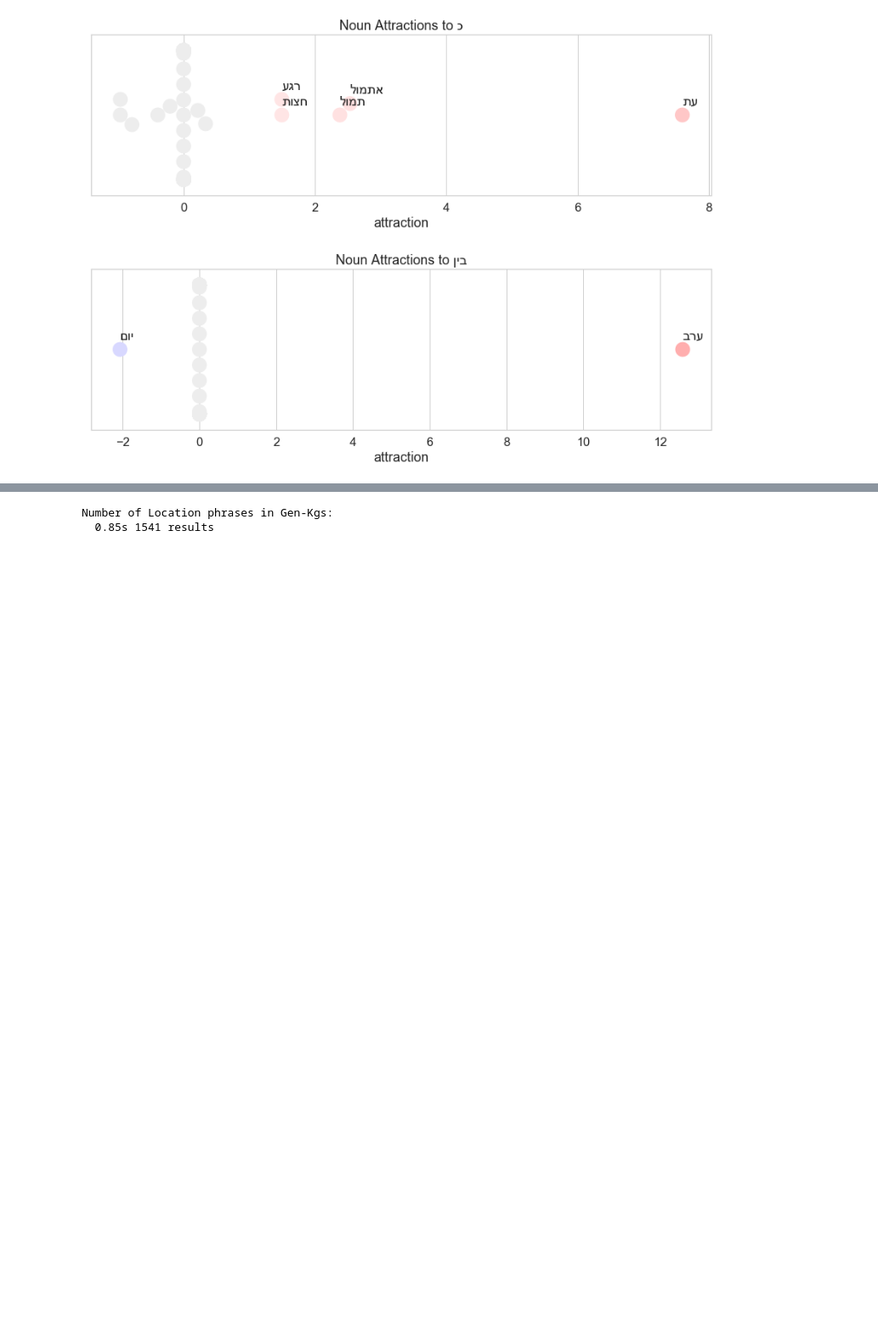
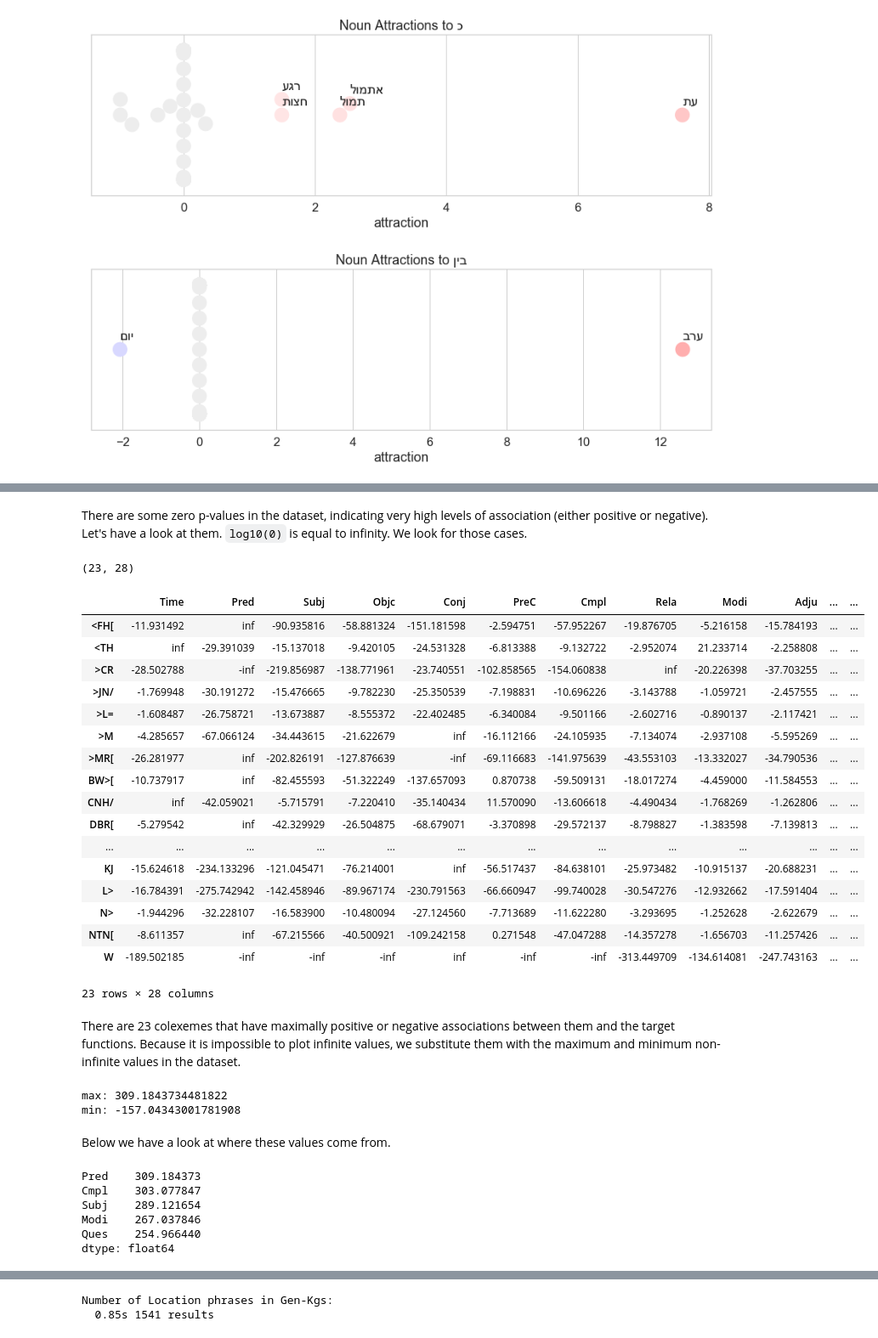
Before and after one commit to CambridgeSemiticsLab/BH_time_collocations, a Jupyter notebook: analysis/SBH_time_expressions.ipynb, the cells around one changed output, grey strips where cells are left out. Shown at 85% size. Cells and saved outputs as stored; diff of their text form; code cells hidden in the pictures; blank space fills up the shorter version.

```diff
--- a/analysis/SBH_time_expressions.ipynb
+++ b/analysis/SBH_time_expressions.ipynb
@@ -518,0 +579,21 @@ for prep in pp_noun_associations.columns:
+# %%
+corpus_function_query = '''
+
+corpus
+    phrase
+        -noun_heads> word pdp#prep ls#card|ppre
+'''
+
+corpus_functions = B.search(corpus_function_query, sets={'corpus': corpus})
+
+# make the counts
+corpusfuncts = collections.defaultdict(lambda: collections.Counter())
+for book, phrase, head_word in corpus_functions:
+    function = F.function.v(phrase)
+    head_lex = F.lex.v(head_word)
+    corpusfuncts[function][head_lex] += 1
+
+corpfuncts = apply_fishers(pd.DataFrame(corpusfuncts).fillna(0))
+
+print(corpfuncts.shape)
+corpfuncts.head()
@@ -518,0 +610,50 @@ for prep in pp_noun_associations.columns:
+# %% [markdown]
+There are some zero p-values in the dataset, indicating very high levels of association (either positive or negative). Let's have a look at them. `log10(0)` is equal to infinity. We look for those cases.
+# %%
+infs = corpfuncts[(corpfuncts == np.inf).any(1)]
+
+print(infs.shape)
+infs
+# %% [output]
+(23, 28)
+|  | Time | Pred | Subj | Objc | Conj | PreC | Cmpl | Rela | Modi | Adju | ... | ... |
+| <FH[ | -11.931492 | inf | -90.935816 | -58.881324 | -151.181598 | -2.594751 | -57.952267 | -19.876705 | -5.216158 | -15.784193 | ... | ... |
+| <TH | inf | -29.391039 | -15.137018 | -9.420105 | -24.531328 | -6.813388 | -9.132722 | -2.952074 | 21.233714 | -2.258808 | ... | ... |
+| >CR | -28.502788 | -inf | -219.856987 | -138.771961 | -23.740551 | -102.858565 | -154.060838 | inf | -20.226398 | -37.703255 | ... | ... |
+| >JN/ | -1.769948 | -30.191272 | -15.476665 | -9.782230 | -25.350539 | -7.198831 | -10.696226 | -3.143788 | -1.059721 | -2.457555 | ... | ... |
+| >L= | -1.608487 | -26.758721 | -13.673887 | -8.555372 | -22.402485 | -6.340084 | -9.501166 | -2.602716 | -0.890137 | -2.117421 | ... | ... |
+| >M | -4.285657 | -67.066124 | -34.443615 | -21.622679 | inf | -16.112166 | -24.105935 | -7.134074 | -2.937108 | -5.595269 | ... | ... |
+| >MR[ | -26.281977 | inf | -202.826191 | -127.876639 | -inf | -69.116683 | -141.975639 | -43.553103 | -13.332027 | -34.790536 | ... | ... |
+| BW>[ | -10.737917 | inf | -82.455593 | -51.322249 | -137.657093 | 0.870738 | -59.509131 | -18.017274 | -4.459000 | -11.584553 | ... | ... |
+| CNH/ | inf | -42.059021 | -5.715791 | -7.220410 | -35.140434 | 11.570090 | -13.606618 | -4.490434 | -1.768269 | -1.262806 | ... | ... |
+| DBR[ | -5.279542 | inf | -42.329929 | -26.504875 | -68.679071 | -3.370898 | -29.572137 | -8.798827 | -1.383598 | -7.139813 | ... | ... |
+| ... | ... | ... | ... | ... | ... | ... | ... | ... | ... | ... | ... | ... |
+| KJ | -15.624618 | -234.133296 | -121.045471 | -76.214001 | inf | -56.517437 | -84.638101 | -25.973482 | -10.915137 | -20.688231 | ... | ... |
+| L> | -16.784391 | -275.742942 | -142.458946 | -89.967174 | -230.791563 | -66.660947 | -99.740028 | -30.547276 | -12.932662 | -17.591404 | ... | ... |
+| N> | -1.944296 | -32.228107 | -16.583900 | -10.480094 | -27.124560 | -7.713689 | -11.622280 | -3.293695 | -1.252628 | -2.622679 | ... | ... |
+| NTN[ | -8.611357 | inf | -67.215566 | -40.500921 | -109.242158 | 0.271548 | -47.047288 | -14.357278 | -1.656703 | -11.257426 | ... | ... |
+| W | -189.502185 | -inf | -inf | -inf | inf | -inf | -inf | -313.449709 | -134.614081 | -247.743163 | ... | ... |
+23 rows × 28 columns
+# %% [markdown]
+There are 23 colexemes that have maximally positive or negative associations between them and the target functions. Because it is impossible to plot infinite values, we substitute them with the maximum and minimum non-infinite values in the dataset.
+# %%
+noninfinites = corpfuncts[(corpfuncts != np.inf).all(1)]
+ni_max = non_infinites.max().max()
+ni_min = non_infinites.min().min()
+
+print(f'max: {ni_max}')
+print(f'min: {ni_min}')
+# %% [output]
+max: 309.1843734481822
+min: -157.04343001781908
+# %% [markdown]
+Below we have a look at where these values come from.
+# %%
+noninfinites.max().sort_values(ascending=False).head()
+# %% [output]
+Pred    309.184373
+Cmpl    303.077847
+Subj    289.121654
+Modi    267.037846
+Ques    254.966440
+dtype: float64
```
Also changed, not shown: parts of 19 cells of this notebook.
